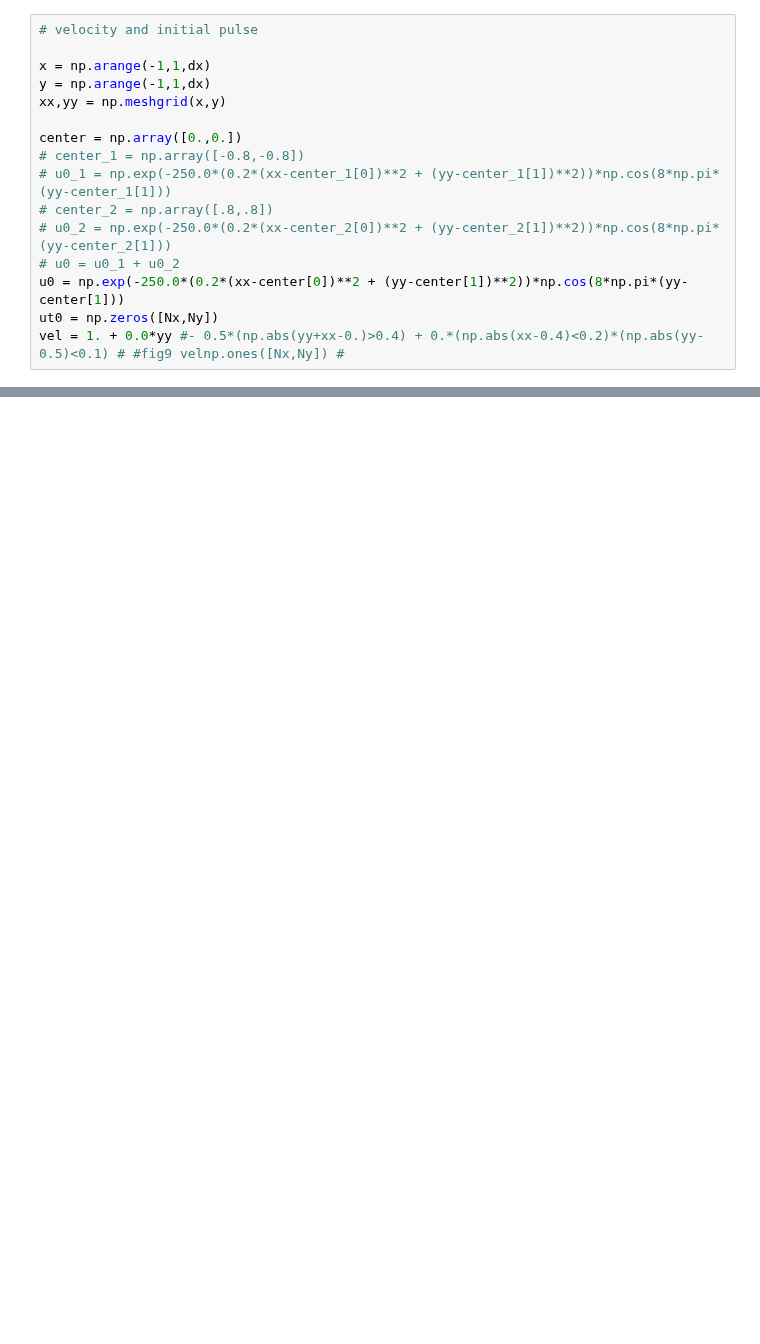
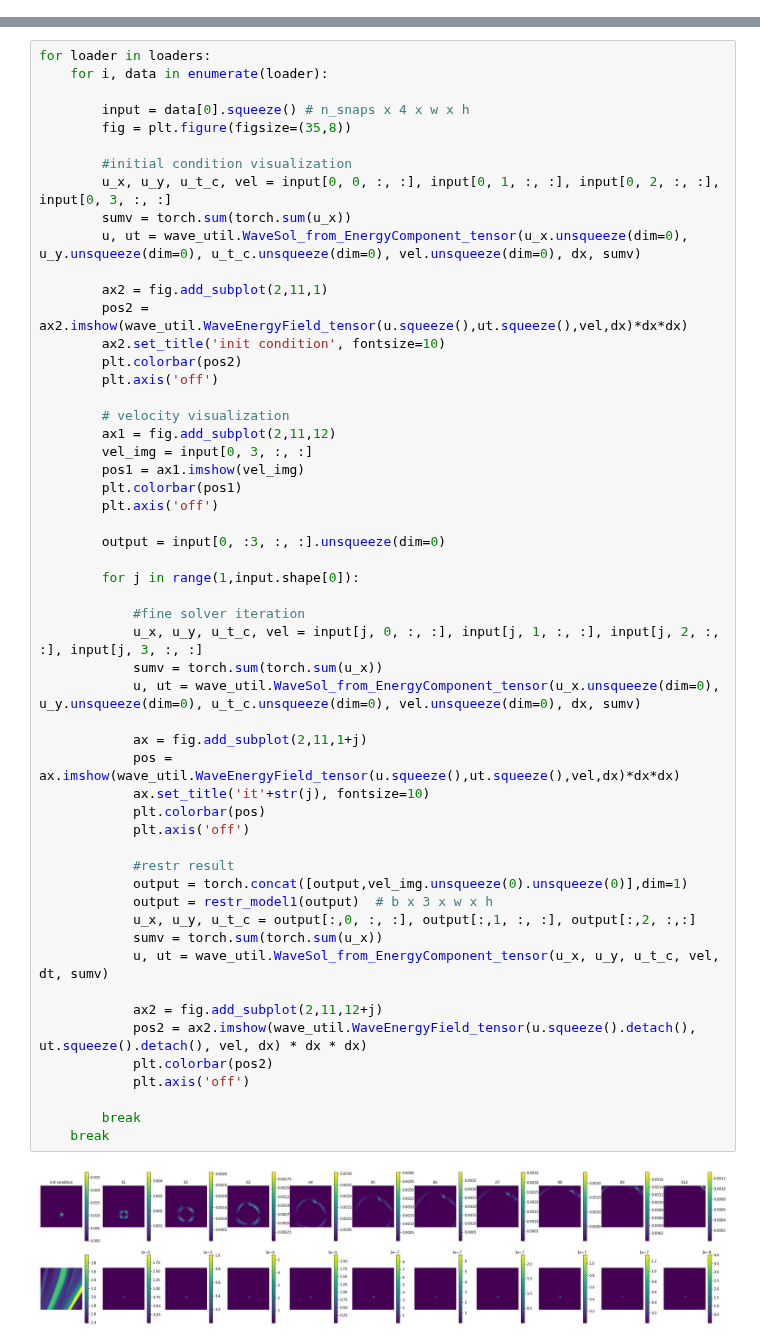
Before and after one commit to utkaiser/masterthesis_code, a Jupyter notebook: analysis/end_to_end_compare.ipynb, the cells around one changed output, grey strips where cells are left out. Saved outputs shown, nothing was run; the diff lists cells and outputs as text; blank space fills up the shorter version.

Commit message:
end_to_end finished first iteration implementation, ready for first eval

```diff
--- a/analysis/end_to_end_compare.ipynb
+++ b/analysis/end_to_end_compare.ipynb
@@ -57,16 +53,0 @@ unet 3lvl number of trainable parameters 40008
-# %%
-# velocity and initial pulse
-
-x = np.arange(-1,1,dx)
-y = np.arange(-1,1,dx)
-xx,yy = np.meshgrid(x,y)
-
-center = np.array([0.,0.])
-# center_1 = np.array([-0.8,-0.8])
-# u0_1 = np.exp(-250.0*(0.2*(xx-center_1[0])**2 + (yy-center_1[1])**2))*np.cos(8*np.pi*(yy-center_1[1]))
-# center_2 = np.array([.8,.8])
-# u0_2 = np.exp(-250.0*(0.2*(xx-center_2[0])**2 + (yy-center_2[1])**2))*np.cos(8*np.pi*(yy-center_2[1]))
-# u0 = u0_1 + u0_2
-u0 = np.exp(-250.0*(0.2*(xx-center[0])**2 + (yy-center[1])**2))*np.cos(8*np.pi*(yy-center[1]))
-ut0 = np.zeros([Nx,Ny])
-vel = 1. + 0.0*yy #- 0.5*(np.abs(yy+xx-0.)>0.4) + 0.*(np.abs(xx-0.4)<0.2)*(np.abs(yy-0.5)<0.1) # #fig9 velnp.ones([Nx,Ny]) #
@@ -184,0 +54,56 @@ print(tabulate(table, headers='firstrow', tablefmt='fancy_grid'))
+# %%
+for loader in loaders:
+    for i, data in enumerate(loader):
+
+        input = data[0].squeeze() # n_snaps x 4 x w x h
+        fig = plt.figure(figsize=(35,8))
+
+        #initial condition visualization
+        u_x, u_y, u_t_c, vel = input[0, 0, :, :], input[0, 1, :, :], input[0, 2, :, :], input[0, 3, :, :]
+        sumv = torch.sum(torch.sum(u_x))
+        u, ut = wave_util.WaveSol_from_EnergyComponent_tensor(u_x.unsqueeze(dim=0), u_y.unsqueeze(dim=0), u_t_c.unsqueeze(dim=0), vel.unsqueeze(dim=0), dx, sumv)
+
+        ax2 = fig.add_subplot(2,11,1)
+        pos2 = ax2.imshow(wave_util.WaveEnergyField_tensor(u.squeeze(),ut.squeeze(),vel,dx)*dx*dx)
+        ax2.set_title('init condition', fontsize=10)
+        plt.colorbar(pos2)
+        plt.axis('off')
+
+        # velocity visualization
+        ax1 = fig.add_subplot(2,11,12)
+        vel_img = input[0, 3, :, :]
+        pos1 = ax1.imshow(vel_img)
+        plt.colorbar(pos1)
+        plt.axis('off')
+
+        output = input[0, :3, :, :].unsqueeze(dim=0)
+
+        for j in range(1,input.shape[0]):
+
+            #fine solver iteration
+            u_x, u_y, u_t_c, vel = input[j, 0, :, :], input[j, 1, :, :], input[j, 2, :, :], input[j, 3, :, :]
+            sumv = torch.sum(torch.sum(u_x))
+            u, ut = wave_util.WaveSol_from_EnergyComponent_tensor(u_x.unsqueeze(dim=0), u_y.unsqueeze(dim=0), u_t_c.unsqueeze(dim=0), vel.unsqueeze(dim=0), dx, sumv)
+
+            ax = fig.add_subplot(2,11,1+j)
+            pos = ax.imshow(wave_util.WaveEnergyField_tensor(u.squeeze(),ut.squeeze(),vel,dx)*dx*dx)
+            ax.set_title('it'+str(j), fontsize=10)
+            plt.colorbar(pos)
+            plt.axis('off')
+
+            #restr result
+            output = torch.concat([output,vel_img.unsqueeze(0).unsqueeze(0)],dim=1)
+            output = restr_model1(output)  # b x 3 x w x h
+            u_x, u_y, u_t_c = output[:,0, :, :], output[:,1, :, :], output[:,2, :,:]
+            sumv = torch.sum(torch.sum(u_x))
+            u, ut = wave_util.WaveSol_from_EnergyComponent_tensor(u_x, u_y, u_t_c, vel, dt, sumv)
+
+            ax2 = fig.add_subplot(2,11,12+j)
+            pos2 = ax2.imshow(wave_util.WaveEnergyField_tensor(u.squeeze().detach(), ut.squeeze().detach(), vel, dx) * dx * dx)
+            plt.colorbar(pos2)
+            plt.axis('off')
+
+        break
+    break
+# %% [output]
+[figure, added]
```
Also changed, not shown: parts of 9 cells of this notebook, 6 other files.
